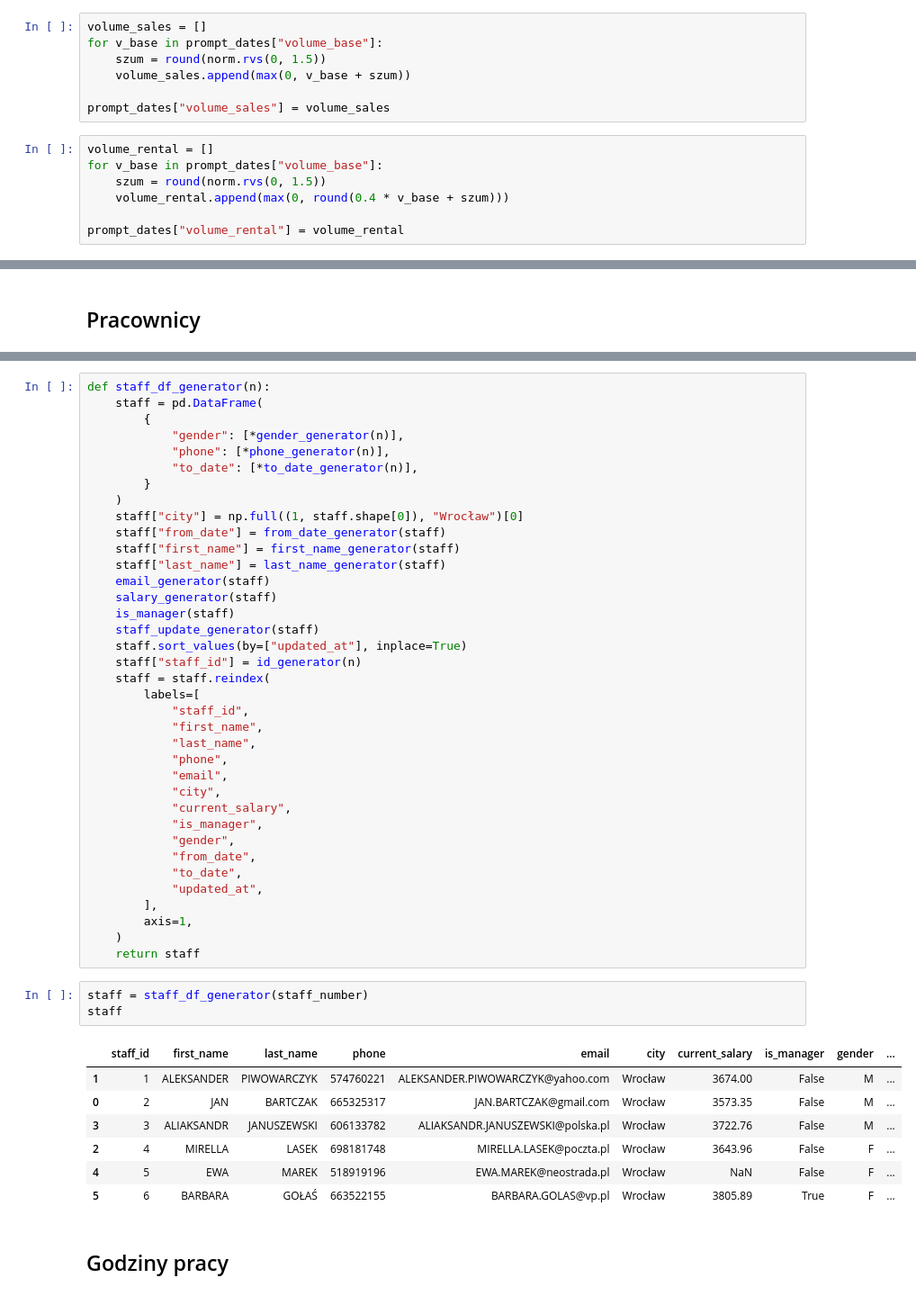
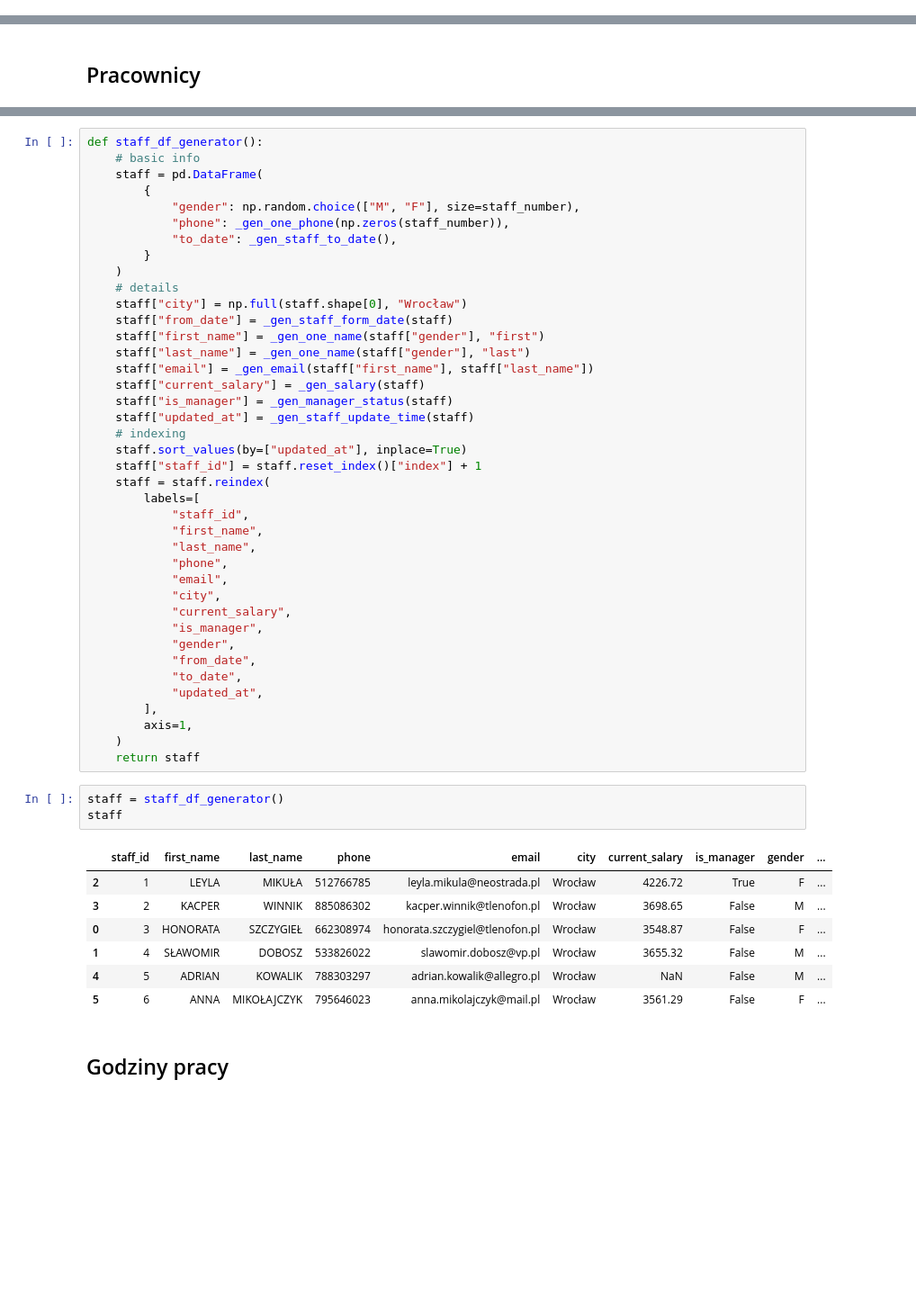
Before and after one commit to o-Mateo-o/geeks-and-dragons-db, a Jupyter notebook: notebooks/attempts/gen.ipynb, the cells around one changed output, grey strips where cells are left out. Shown at 90% size. Saved outputs shown, nothing was run; the diff lists cells and outputs as text; blank space fills up the shorter version.

Commit message:
first part of refactoring. does not work yet

```diff
--- a/notebooks/attempts/gen.ipynb
+++ b/notebooks/attempts/gen.ipynb
@@ -134,14 +141,0 @@ prompt_dates["volume_base"] = volume_base
-# %%
-volume_sales = []
-for v_base in prompt_dates["volume_base"]:
-    szum = round(norm.rvs(0, 1.5))
-    volume_sales.append(max(0, v_base + szum))
-
-prompt_dates["volume_sales"] = volume_sales
-# %%
-volume_rental = []
-for v_base in prompt_dates["volume_base"]:
-    szum = round(norm.rvs(0, 1.5))
-    volume_rental.append(max(0, round(0.4 * v_base + szum)))
-
-prompt_dates["volume_rental"] = volume_rental
@@ -331,22 +337,25 @@ def is_manager(df):
 # %%
-def staff_df_generator(n):
+def staff_df_generator():
+    # basic info
     staff = pd.DataFrame(
         {
-            "gender": [*gender_generator(n)],
-            "phone": [*phone_generator(n)],
-            "to_date": [*to_date_generator(n)],
+            "gender": np.random.choice(["M", "F"], size=staff_number),
+            "phone": _gen_one_phone(np.zeros(staff_number)),
+            "to_date": _gen_staff_to_date(),
         }
     )
-    staff["city"] = np.full((1, staff.shape[0]), "Wrocław")[0]
-    staff["from_date"] = from_date_generator(staff)
-    staff["first_name"] = first_name_generator(staff)
-    staff["last_name"] = last_name_generator(staff)
-    email_generator(staff)
-    salary_generator(staff)
-    is_manager(staff)
-    staff_update_generator(staff)
+    # details
+    staff["city"] = np.full(staff.shape[0], "Wrocław")
+    staff["from_date"] = _gen_staff_form_date(staff)
+    staff["first_name"] = _gen_one_name(staff["gender"], "first")
+    staff["last_name"] = _gen_one_name(staff["gender"], "last")
+    staff["email"] = _gen_email(staff["first_name"], staff["last_name"])
+    staff["current_salary"] = _gen_salary(staff)
+    staff["is_manager"] = _gen_manager_status(staff)
+    staff["updated_at"] = _gen_staff_update_time(staff)
+    # indexing
     staff.sort_values(by=["updated_at"], inplace=True)
-    staff["staff_id"] = id_generator(n)
+    staff["staff_id"] = staff.reset_index()["index"] + 1
     staff = staff.reindex(
         labels=[
             "staff_id",
@@ -366,16 +375,16 @@ def staff_df_generator(n):
     )
     return staff
 # %%
-staff = staff_df_generator(staff_number)
+staff = staff_df_generator()
 staff
 # %% [output]
 |  | staff_id | first_name | last_name | phone | email | city | current_salary | is_manager | gender | ... |
-| 1 | 1 | ALEKSANDER | PIWOWARCZYK | 574760221 | ALEKSANDER.PIWOWARCZYK@yahoo.com | Wrocław | 3674.00 | False | M | ... |
-| 0 | 2 | JAN | BARTCZAK | 665325317 | JAN.BARTCZAK@gmail.com | Wrocław | 3573.35 | False | M | ... |
-| 3 | 3 | ALIAKSANDR | JANUSZEWSKI | 606133782 | ALIAKSANDR.JANUSZEWSKI@polska.pl | Wrocław | 3722.76 | False | M | ... |
-| 2 | 4 | MIRELLA | LASEK | 698181748 | MIRELLA.LASEK@poczta.pl | Wrocław | 3643.96 | False | F | ... |
-| 4 | 5 | EWA | MAREK | 518919196 | EWA.MAREK@neostrada.pl | Wrocław | NaN | False | F | ... |
-| 5 | 6 | BARBARA | GOŁAŚ | 663522155 | BARBARA.GOLAS@vp.pl | Wrocław | 3805.89 | True | F | ... |
+| 2 | 1 | LEYLA | MIKUŁA | 512766785 | leyla.mikula@neostrada.pl | Wrocław | 4226.72 | True | F | ... |
+| 3 | 2 | KACPER | WINNIK | 885086302 | kacper.winnik@tlenofon.pl | Wrocław | 3698.65 | False | M | ... |
+| 0 | 3 | HONORATA | SZCZYGIEŁ | 662308974 | honorata.szczygiel@tlenofon.pl | Wrocław | 3548.87 | False | F | ... |
+| 1 | 4 | SŁAWOMIR | DOBOSZ | 533826022 | slawomir.dobosz@vp.pl | Wrocław | 3655.32 | False | M | ... |
+| 4 | 5 | ADRIAN | KOWALIK | 788303297 | adrian.kowalik@allegro.pl | Wrocław | NaN | False | M | ... |
+| 5 | 6 | ANNA | MIKOŁAJCZYK | 795646023 | anna.mikolajczyk@mail.pl | Wrocław | 3561.29 | False | F | ... |
 # %% [markdown]
 ## Godziny pracy
 # %%
```
Also changed, not shown: parts of 56 cells of this notebook.
